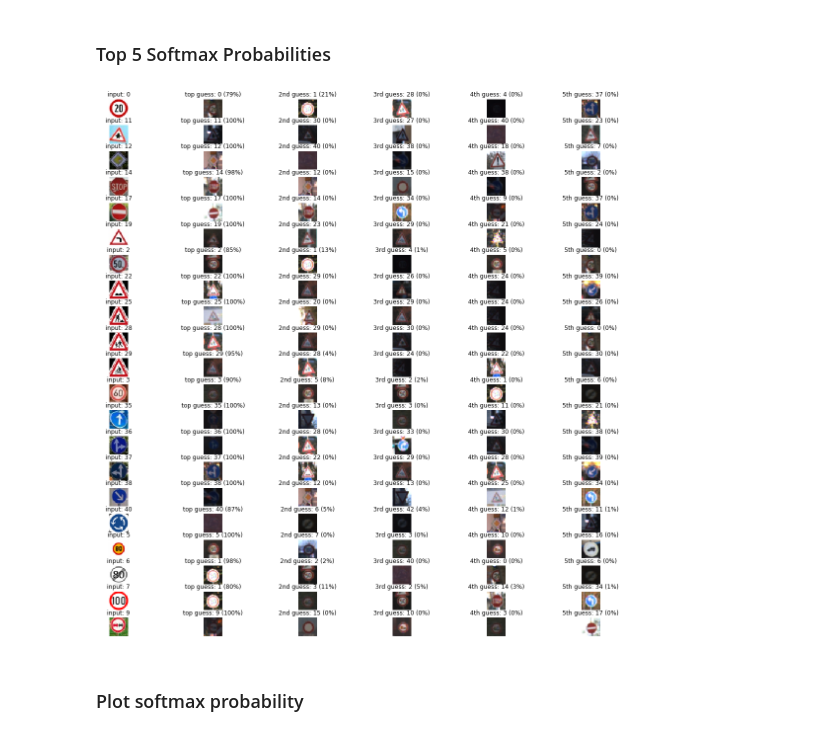
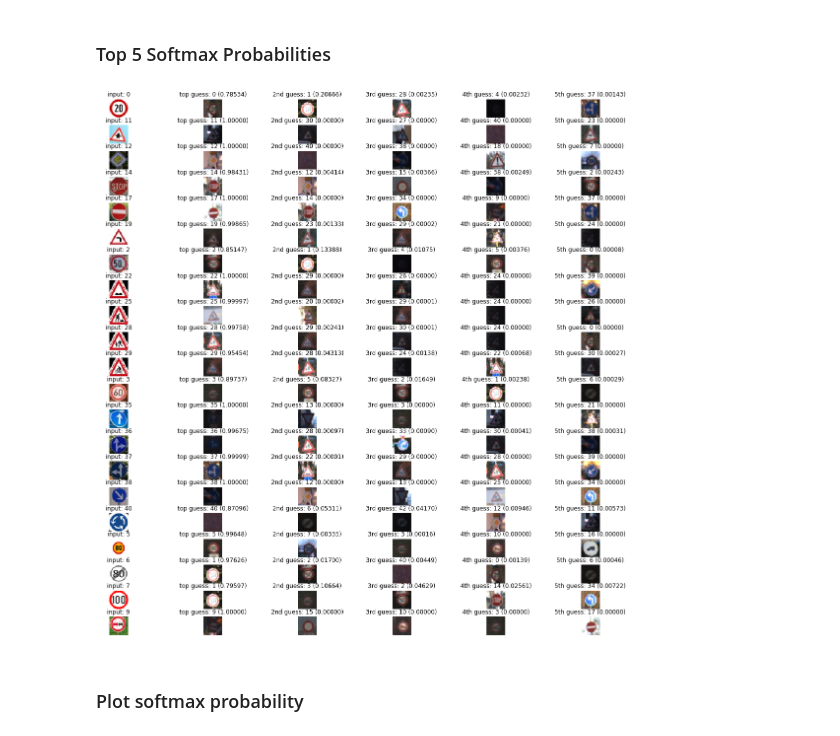
Before and after one commit to KarimDahawy/Traffic-Sign-Classifier, a Jupyter notebook: Traffic_Sign_Classifier.ipynb, the cells around one changed output. Cells and saved outputs as stored; diff of their text form; code cells hidden in the pictures.

```diff
--- a/Traffic_Sign_Classifier.ipynb
+++ b/Traffic_Sign_Classifier.ipynb
@@ -447,39 +447,39 @@ Test Accuracy = 90.476%
 # %%
 Columns = 6
 fig, axs = plt.subplots(len(images),Columns, figsize=(20, 20))
 fig.subplots_adjust(hspace = .4, wspace=.2)
 axs = axs.ravel()
 for i, image in enumerate(images):
     axs[Columns*i].axis('off')
     axs[Columns*i].imshow(cv2.cvtColor(image, cv2.COLOR_BGR2RGB))
     axs[Columns*i].set_title('input: {}'.format(int(Final_labels[i])))
     guess1 = top_softmax_out[1][i][0]
     index1 = np.argwhere(y_valid == guess1)[0]
     axs[Columns*i+1].axis('off')
     axs[Columns*i+1].imshow(X_valid[index1].squeeze(), cmap='gray')
-    axs[Columns*i+1].set_title('top guess: {} ({:.0f}%)'.format(guess1, 100*top_softmax_out[0][i][0]))
+    axs[Columns*i+1].set_title('top guess: {} ({:.5f})'.format(guess1, top_softmax_out.values[i][0]))
     guess2 = top_softmax_out[1][i][1]
     index2 = np.argwhere(y_valid == guess2)[0]
     axs[Columns*i+2].axis('off')
     axs[Columns*i+2].imshow(X_valid[index2].squeeze(), cmap='gray')
-    axs[Columns*i+2].set_title('2nd guess: {} ({:.0f}%)'.format(guess2, 100*top_softmax_out[0][i][1]))
+    axs[Columns*i+2].set_title('2nd guess: {} ({:.5f})'.format(guess2, top_softmax_out.values[i][1]))
     guess3 = top_softmax_out[1][i][2]
     index3 = np.argwhere(y_valid == guess3)[0]
     axs[Columns*i+3].axis('off')
     axs[Columns*i+3].imshow(X_valid[index3].squeeze(), cmap='gray')
-    axs[Columns*i+3].set_title('3rd guess: {} ({:.0f}%)'.format(guess3, 100*top_softmax_out[0][i][2]))
+    axs[Columns*i+3].set_title('3rd guess: {} ({:.5f})'.format(guess3, top_softmax_out.values[i][2]))
     guess4 = top_softmax_out[1][i][3]
     index4 = np.argwhere(y_valid == guess4)[0]
     axs[Columns*i+4].axis('off')
     axs[Columns*i+4].imshow(X_valid[index4].squeeze(), cmap='gray')
-    axs[Columns*i+4].set_title('4th guess: {} ({:.0f}%)'.format(guess4, 100*top_softmax_out[0][i][3]))
+    axs[Columns*i+4].set_title('4th guess: {} ({:.5f})'.format(guess4, top_softmax_out.values[i][3]))
     guess5 = top_softmax_out[1][i][4]
     index5 = np.argwhere(y_valid == guess5)[0]
     axs[Columns*i+5].axis('off')
     axs[Columns*i+5].imshow(X_valid[index5].squeeze(), cmap='gray')
-    axs[Columns*i+5].set_title('5th guess: {} ({:.0f}%)'.format(guess5, 100*top_softmax_out[0][i][4]))
+    axs[Columns*i+5].set_title('5th guess: {} ({:.5f})'.format(guess5, top_softmax_out.values[i][4]))
 # %% [output]
-[figure, old version]
+[figure, new version]
 # %% [markdown]
 ### Plot softmax probability
 # %%
```
Also changed, not shown: parts of 1 cell of this notebook, 3 other files.
